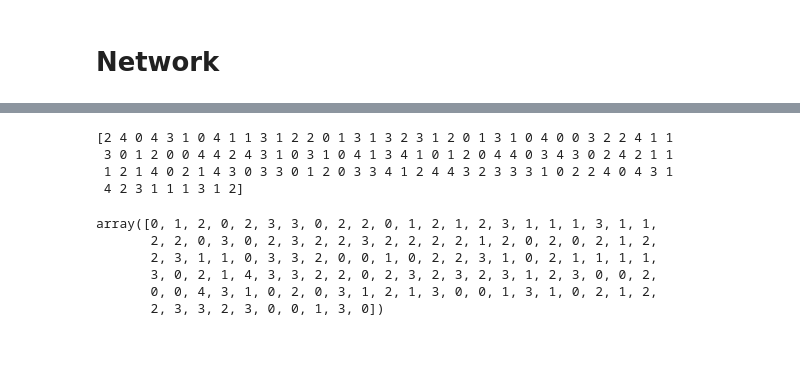
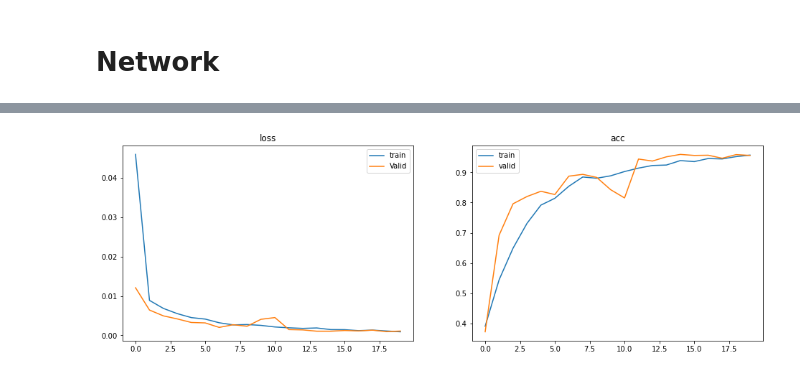
Before and after one commit to betashort/Speaker_Recognition, a Jupyter notebook: raw_data.ipynb, the cells around one changed output, grey strips where cells are left out. Drawn from its saved outputs; the diff is of its cells as text; code cells hidden in the pictures; blank space fills up the shorter version.

```diff
--- a/raw_data.ipynb
+++ b/raw_data.ipynb
@@ -180,6 +250,6 @@ optimizer = optim.Adam(net.parameters(), lr=0.001)
 # %%
 #==== 学習 ====
-def learning(train_loader, val_loader, num_epochs=10):
+def learning(train_loader, val_loader, num_epochs=20):
     train_loss_list = []
     train_acc_list = []
     valid_loss_list = []
@@ -193,12 +263,12 @@ def learning(train_loader, val_loader, num_epochs=10):
 
 
         #==== 学習 ====
-        net.train()
+        model.train()
 
         for images, labels in train_loader:
             #==== deviceに渡す
             images = images.to(device)
-            labels = labels.to(device)
+            labels = labels.to(device, dtype=torch.int64)
 
             #==== Optimizerの初期化 ====
             optimizer.zero_grad()
@@ -216,29 +286,35 @@ def learning(train_loader, val_loader, num_epochs=10):
             optimizer.step()
 
             train_loss += loss.item()
+            '''
             train_acc += accuracy_score(labels.cpu().detach().clone().numpy(),
                                         np.argmax(outputs.cpu().detach().clone().numpy(), axis=1),
                                         )
+            '''
+            train_acc += (outputs.max(1)[1] == labels).sum().item()
 
         avg_train_loss = train_loss / len(train_loader.dataset)
         avg_train_acc = train_acc / len(train_loader.dataset)
 
         #==== 検証 =====
-        net.eval()
+        model.eval()
 
         #重みを変えさせない
         with torch.no_grad():
             for images, labels in valid_loader:
                 images = images.to(device)
-                labels = labels.to(device)
+                labels = labels.to(device, dtype=torch.int64)
 
                 outputs = model(images)
                 loss = criterion(outputs, labels)
 
                 valid_loss += loss.item()
+                '''
                 valid_acc += accuracy_score(labels.cpu().detach().clone().numpy(),
                                             np.argmax(outputs.cpu().detach().clone().numpy(), axis=1),
                                            )
+                '''
+                valid_acc += (outputs.max(1)[1] == labels).sum().item()
 
         avg_valid_loss = valid_loss / len(valid_loader.dataset)
         avg_valid_acc = valid_acc / len(valid_loader.dataset)
@@ -257,5 +333,7 @@ def learning(train_loader, val_loader, num_epochs=10):
 
     return loss_list, acc_list
 # %%
+start = time.time()
 loss_list, acc_list = learning(train_loader, valid_loader)
+end = time.time()
 # %% [output]
@@ -263,20 +357,40 @@ KeyboardInterrupt:
-# %%
-for images, labels in train_loader:
-    print(labels.cpu().detach().clone().numpy())
-    outputs = model(images)
-    a = outputs.cpu().detach().clone().numpy()
-    break
-# %% [output]
-[2 4 0 4 3 1 0 4 1 1 3 1 2 2 0 1 3 1 3 2 3 1 2 0 1 3 1 0 4 0 0 3 2 2 4 1 1
- 3 0 1 2 0 0 4 4 2 4 3 1 0 3 1 0 4 1 3 4 1 0 1 2 0 4 4 0 3 4 3 0 2 4 2 1 1
- 1 2 1 4 0 2 1 4 3 0 3 3 0 1 2 0 3 3 4 1 2 4 4 3 2 3 3 3 1 0 2 2 4 0 4 3 1
- 4 2 3 1 1 1 3 1 2]
-# %%
-np.argmax(a, axis=1)
-# %% [output]
-array([0, 1, 2, 0, 2, 3, 3, 0, 2, 2, 0, 1, 2, 1, 2, 3, 1, 1, 1, 3, 1, 1,
-       2, 2, 0, 3, 0, 2, 3, 2, 2, 3, 2, 2, 2, 2, 1, 2, 0, 2, 0, 2, 1, 2,
-       2, 3, 1, 1, 0, 3, 3, 2, 0, 0, 1, 0, 2, 2, 3, 1, 0, 2, 1, 1, 1, 1,
-       3, 0, 2, 1, 4, 3, 3, 2, 2, 0, 2, 3, 2, 3, 2, 3, 1, 2, 3, 0, 0, 2,
-       0, 0, 4, 3, 1, 0, 2, 0, 3, 1, 2, 1, 3, 0, 0, 1, 3, 1, 0, 2, 1, 2,
-       2, 3, 3, 2, 3, 0, 0, 1, 3, 0])
+# %%
+'''
+plt.figure(figsize=(16, 5))
+plt.subplot(2, 2, 1)
+plt.plot(loss_list[0])
+plt.title("train_loss")
+
+plt.subplot(2, 2, 2)
+plt.plot(loss_list[1])
+plt.title("valid_loss")
+
+plt.subplots_adjust(wspace=0.4, hspace=0.6)
+
+plt.subplot(2, 2, 3)
+plt.plot(acc_list[0])
+plt.title("train_acc")
+
+plt.subplot(2, 2, 4)
+plt.plot(acc_list[1])
+plt.title("valid_acc")
+
+plt.savefig("1dcnn.png")
+'''
+
+plt.figure(figsize=(16, 5))
+plt.subplot(1, 2, 1)
+plt.plot(loss_list[0], label="train")
+plt.plot(loss_list[1], label="Valid")
+plt.title("loss")
+plt.legend()
+
+plt.subplot(1, 2, 2)
+plt.plot(acc_list[0], label="train")
+plt.plot(acc_list[1], label="valid")
+plt.title("acc")
+plt.legend()
+
+plt.savefig("1dcnn2.png")
+# %% [output]
+[figure, added]
```
Also changed, not shown: parts of 19 cells of this notebook, 3 other files.
